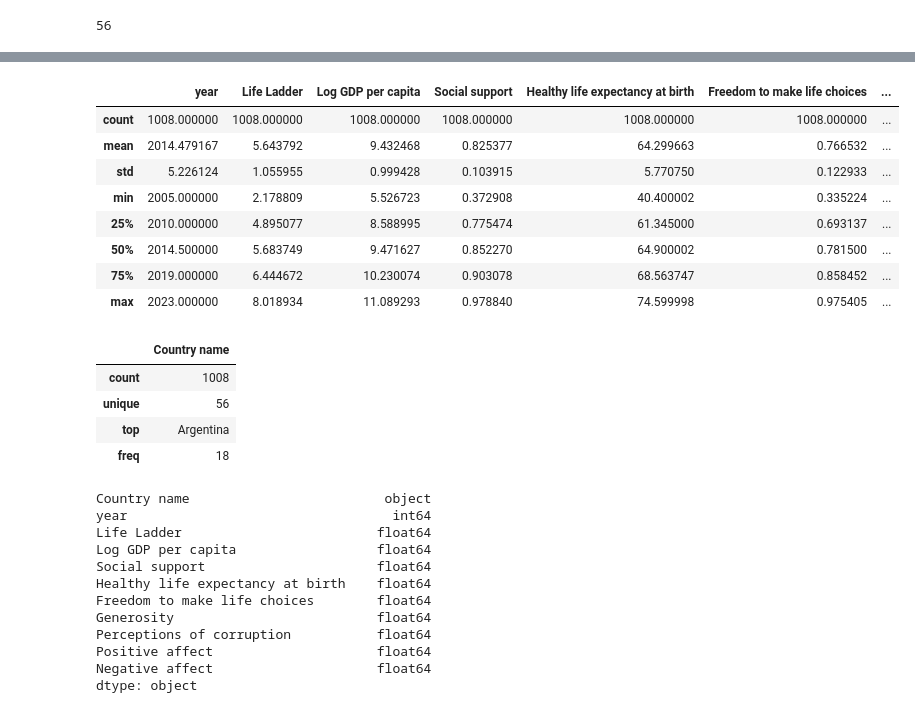
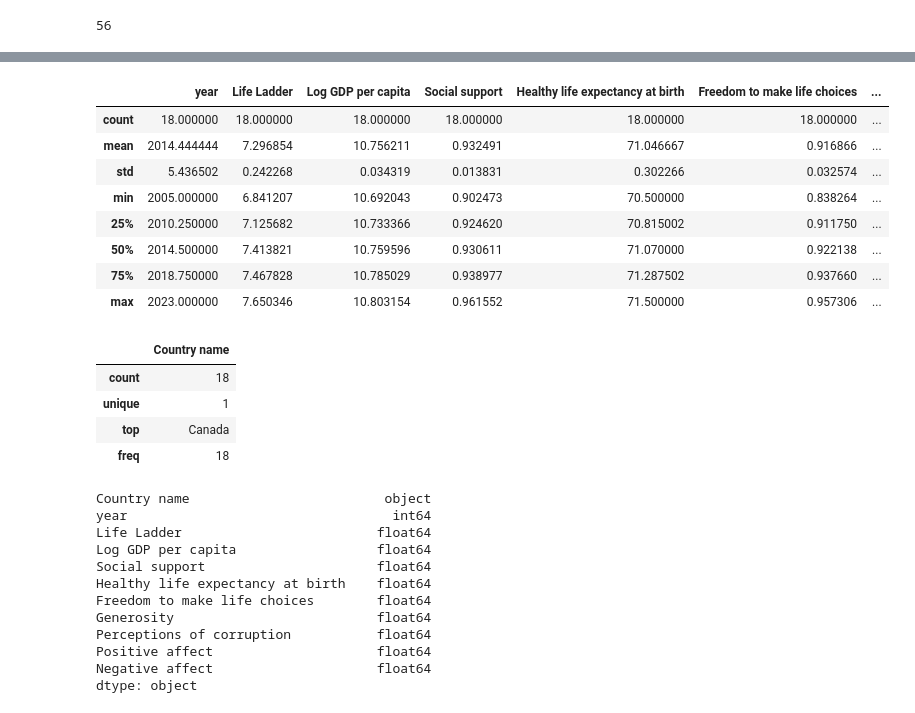
Before and after one commit to SBangarh/Happiness-Analysis, a Jupyter notebook: notebook.ipynb, the cells around one changed output, grey strips where cells are left out. Drawn from its saved outputs; the diff is of its cells as text; code cells hidden in the pictures.

```diff
--- a/notebook.ipynb
+++ b/notebook.ipynb
@@ -424,4 +424,10 @@ select_countries = data_copy[data_copy['Country name'].isin(most_frequent_countr
 
 # check numbers
 # select_countries.groupby('Country name').count()
+
+
+#select a specific country to analyze - Canada here because I'm Canadian
+canada = select_countries[select_countries['Country name'] == 'Canada']
+
+canada
 # %% [output]
@@ -446,24 +451,24 @@ select_countries = data_copy[data_copy['Country name'].isin(most_frequent_countr
 # %%
 #describe data
-select_countries.describe()
+canada.describe()
 # %% [output]
 |  | year | Life Ladder | Log GDP per capita | Social support | Healthy life expectancy at birth | Freedom to make life choices | ... |
-| count | 1008.000000 | 1008.000000 | 1008.000000 | 1008.000000 | 1008.000000 | 1008.000000 | ... |
-| mean | 2014.479167 | 5.643792 | 9.432468 | 0.825377 | 64.299663 | 0.766532 | ... |
-| std | 5.226124 | 1.055955 | 0.999428 | 0.103915 | 5.770750 | 0.122933 | ... |
-| min | 2005.000000 | 2.178809 | 5.526723 | 0.372908 | 40.400002 | 0.335224 | ... |
-| 25% | 2010.000000 | 4.895077 | 8.588995 | 0.775474 | 61.345000 | 0.693137 | ... |
-| 50% | 2014.500000 | 5.683749 | 9.471627 | 0.852270 | 64.900002 | 0.781500 | ... |
-| 75% | 2019.000000 | 6.444672 | 10.230074 | 0.903078 | 68.563747 | 0.858452 | ... |
-| max | 2023.000000 | 8.018934 | 11.089293 | 0.978840 | 74.599998 | 0.975405 | ... |
+| count | 18.000000 | 18.000000 | 18.000000 | 18.000000 | 18.000000 | 18.000000 | ... |
+| mean | 2014.444444 | 7.296854 | 10.756211 | 0.932491 | 71.046667 | 0.916866 | ... |
+| std | 5.436502 | 0.242268 | 0.034319 | 0.013831 | 0.302266 | 0.032574 | ... |
+| min | 2005.000000 | 6.841207 | 10.692043 | 0.902473 | 70.500000 | 0.838264 | ... |
+| 25% | 2010.250000 | 7.125682 | 10.733366 | 0.924620 | 70.815002 | 0.911750 | ... |
+| 50% | 2014.500000 | 7.413821 | 10.759596 | 0.930611 | 71.070000 | 0.922138 | ... |
+| 75% | 2018.750000 | 7.467828 | 10.785029 | 0.938977 | 71.287502 | 0.937660 | ... |
+| max | 2023.000000 | 7.650346 | 10.803154 | 0.961552 | 71.500000 | 0.957306 | ... |
 # %%
 #describe countries
-select_countries.describe(include='O')
+canada.describe(include='O')
 # %% [output]
 |  | Country name |
-| count | 1008 |
-| unique | 56 |
-| top | Argentina |
+| count | 18 |
+| unique | 1 |
+| top | Canada |
 | freq | 18 |
 # %%
 select_countries.dtypes
```
Also changed, not shown: parts of 16 cells of this notebook.
